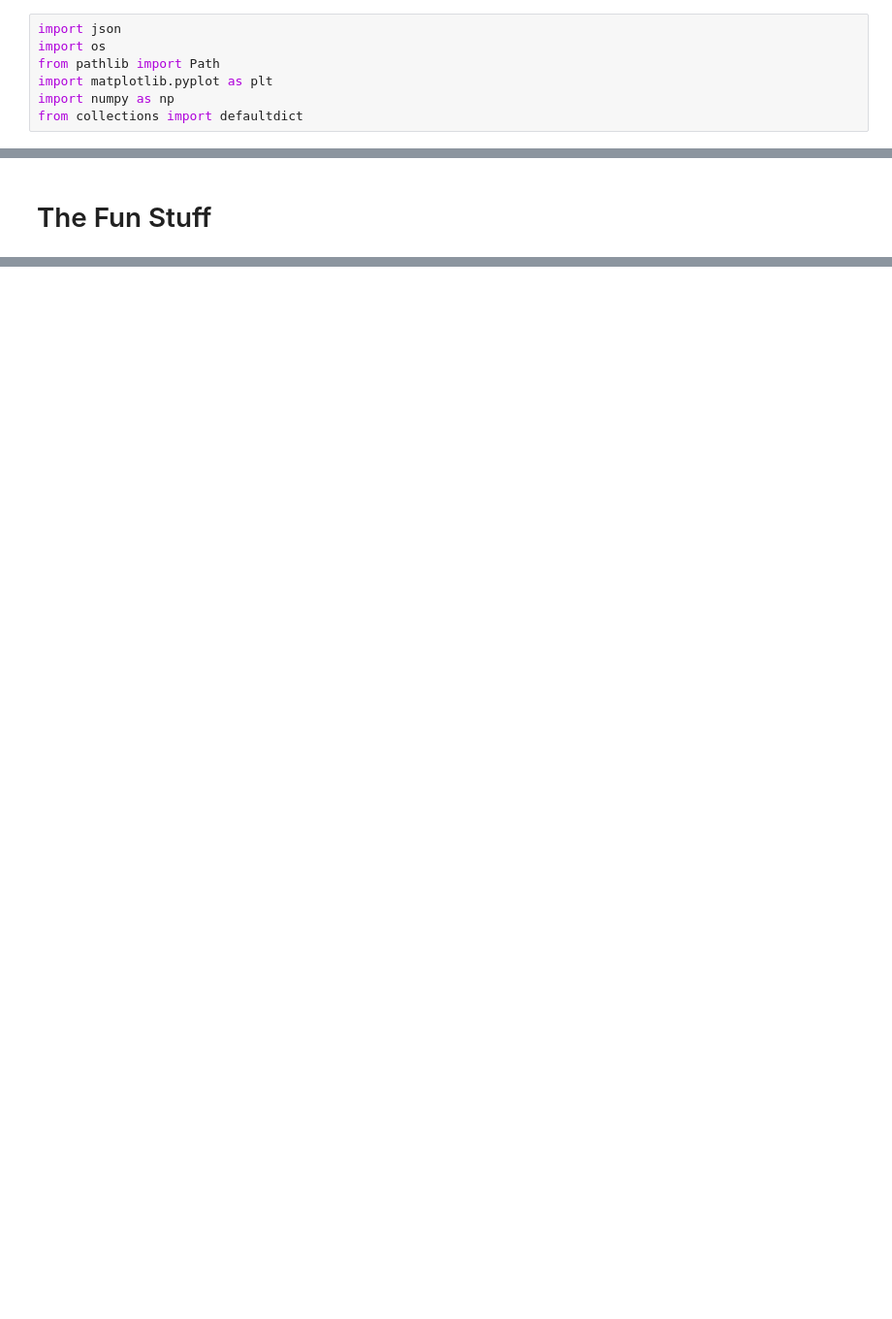
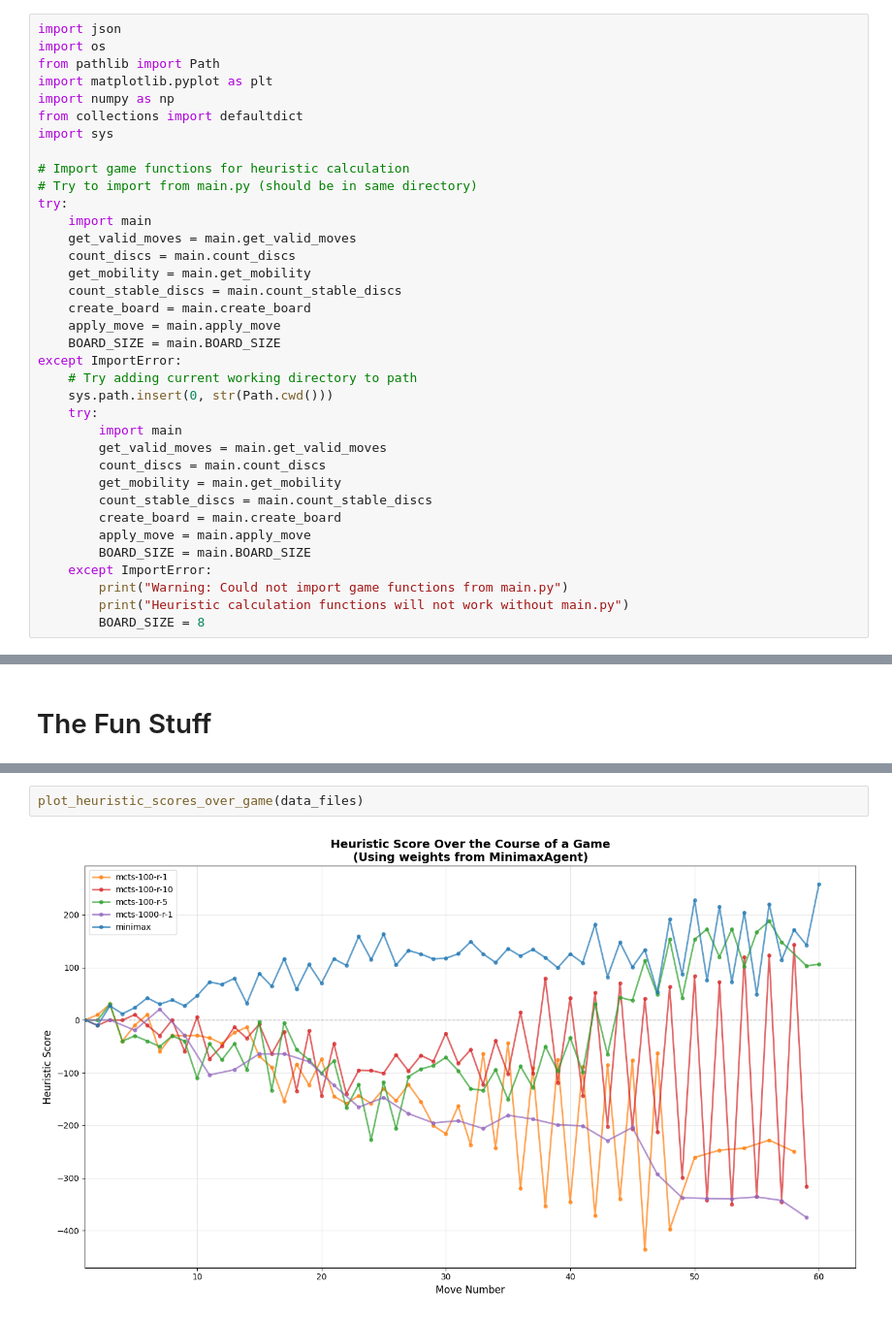
Before and after one commit to ViviVoid/othello-ai, a Jupyter notebook: mcts-analysis.ipynb, the cells around one changed output, grey strips where cells are left out. Shown at 97% size. Cells and saved outputs as stored; diff of their text form; blank space fills up the shorter version.

```diff
--- a/mcts-analysis.ipynb
+++ b/mcts-analysis.ipynb
@@ -5,6 +5,35 @@ from pathlib import Path
 import matplotlib.pyplot as plt
 import numpy as np
 from collections import defaultdict
+import sys
+
+# Import game functions for heuristic calculation
+# Try to import from main.py (should be in same directory)
+try:
+    import main
+    get_valid_moves = main.get_valid_moves
+    count_discs = main.count_discs
+    get_mobility = main.get_mobility
+    count_stable_discs = main.count_stable_discs
+    create_board = main.create_board
+    apply_move = main.apply_move
+    BOARD_SIZE = main.BOARD_SIZE
+except ImportError:
+    # Try adding current working directory to path
+    sys.path.insert(0, str(Path.cwd()))
+    try:
+        import main
+        get_valid_moves = main.get_valid_moves
+        count_discs = main.count_discs
+        get_mobility = main.get_mobility
+        count_stable_discs = main.count_stable_discs
+        create_board = main.create_board
+        apply_move = main.apply_move
+        BOARD_SIZE = main.BOARD_SIZE
+    except ImportError:
+        print("Warning: Could not import game functions from main.py")
+        print("Heuristic calculation functions will not work without main.py")
+        BOARD_SIZE = 8
 # %%
 # Configuration
 DATA_DIR = "results/mcts-data"
@@ -474,0 +1191,4 @@ minimax-vs-mcts-100-r-1.json   100      79.0     18.0     3.0      30.0       27
+# %%
+plot_heuristic_scores_over_game(data_files)
+# %% [output]
+[figure, added]
```
Also changed, not shown: parts of 7 cells of this notebook.
